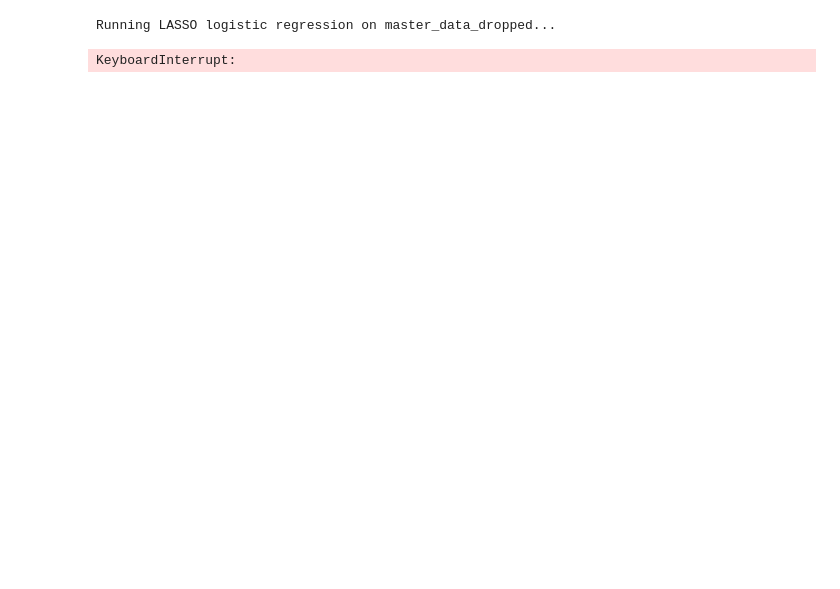
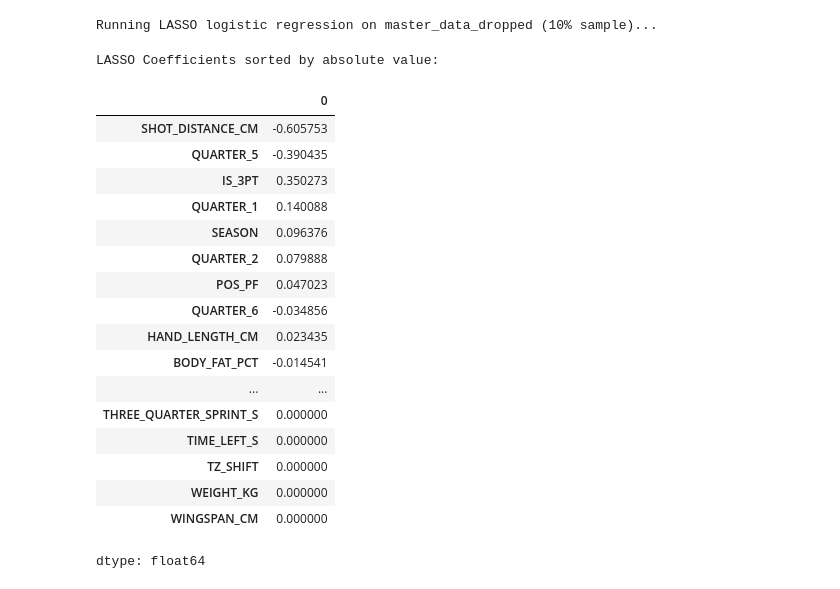
Before and after one commit to fbec76/sas-curiosity-cup-2026, a Jupyter notebook: notebooks/log_reg_exploration.ipynb, the cells around one changed output. Cells and saved outputs as stored; diff of their text form; code cells hidden in the pictures; blank space fills up the shorter version.

```diff
--- a/notebooks/log_reg_exploration.ipynb
+++ b/notebooks/log_reg_exploration.ipynb
@@ -21,0 +11,2 @@ master_data_imputed shape: (4450350, 35) Count of NA values: 0
+# %%
+RANDOM_STATE = 42
@@ -21,0 +56,4 @@ master_data_imputed shape: (4450350, 35) Count of NA values: 0
+# %%
+master_data = master_data_orig.copy()
+master_data_dropped = master_data_dropped_orig.copy()
+master_data_imputed = master_data_imputed_orig.copy()
@@ -100,10 +159,6 @@ def ridge_logistic_regression(df, target, features_list, cv_folds=5):
 # drop GAME_DATE column from master_data_dropped and master_data_imputed
 master_data_dropped = master_data_dropped.drop(columns=["GAME_DATE"])
 master_data_imputed = master_data_imputed.drop(columns=["GAME_DATE"])
-
-# one hot encode HOME_TEAM and AWAY_TEAM
-master_data_dropped = pd.get_dummies(master_data_dropped, columns=["HOME_TEAM", "AWAY_TEAM"], drop_first=True)
-master_data_imputed = pd.get_dummies(master_data_imputed, columns=["HOME_TEAM", "AWAY_TEAM"], drop_first=True)
 
 # conver POS_ columns to boolean in master_data_dropped
 pos_columns = [col for col in master_data_dropped.columns if col.startswith("POS_")]
@@ -167,9 +263,41 @@ master_data_imputed = master_data_imputed.sample(frac=1, random_state=42).reset_
 # %%
-# Run LASSO logistic regression on 1% of master_data_dropped
-print("Running LASSO logistic regression on master_data_dropped...")
-lasso_model_dropped = lasso_logistic_regression(master_data_dropped.sample(frac=0.01, random_state=42),
-                                                 target_variable, features_list_dropped)
+# Run LASSO logistic regression on 10% sample of master_data_dropped
+print("Running LASSO logistic regression on master_data_dropped (10% sample)...")
+
+lasso_model_dropped = lasso_logistic_regression(
+    master_data_dropped.sample(frac=1, random_state=RANDOM_STATE),
+    target_variable,
+    features_list_dropped,
+    cv_folds=3,
+    model_type="sgd",
+    scoring="f1"
+)
 # %% [output]
-Running LASSO logistic regression on master_data_dropped...
+Running LASSO logistic regression on master_data_dropped (10% sample)...
-KeyboardInterrupt:
+# %%
+# get the coefficients of the LASSO model and sort them by absolute value
+lasso_coefficients = pd.Series(lasso_model_dropped.coef_[0], index=features_list_dropped)
+lasso_coefficients_sorted = lasso_coefficients.reindex(lasso_coefficients.abs().sort_values(ascending=False).index)
+print("LASSO Coefficients sorted by absolute value:")
+lasso_coefficients_sorted
+# %% [output]
+LASSO Coefficients sorted by absolute value:
+|  | 0 |
+| SHOT_DISTANCE_CM | -0.605753 |
+| QUARTER_5 | -0.390435 |
+| IS_3PT | 0.350273 |
+| QUARTER_1 | 0.140088 |
+| SEASON | 0.096376 |
+| QUARTER_2 | 0.079888 |
+| POS_PF | 0.047023 |
+| QUARTER_6 | -0.034856 |
+| HAND_LENGTH_CM | 0.023435 |
+| BODY_FAT_PCT | -0.014541 |
+| ... | ... |
+| THREE_QUARTER_SPRINT_S | 0.000000 |
+| TIME_LEFT_S | 0.000000 |
+| TZ_SHIFT | 0.000000 |
+| WEIGHT_KG | 0.000000 |
+| WINGSPAN_CM | 0.000000 |
+dtype: float64
 # %%
```
Also changed, not shown: parts of 15 cells of this notebook.
